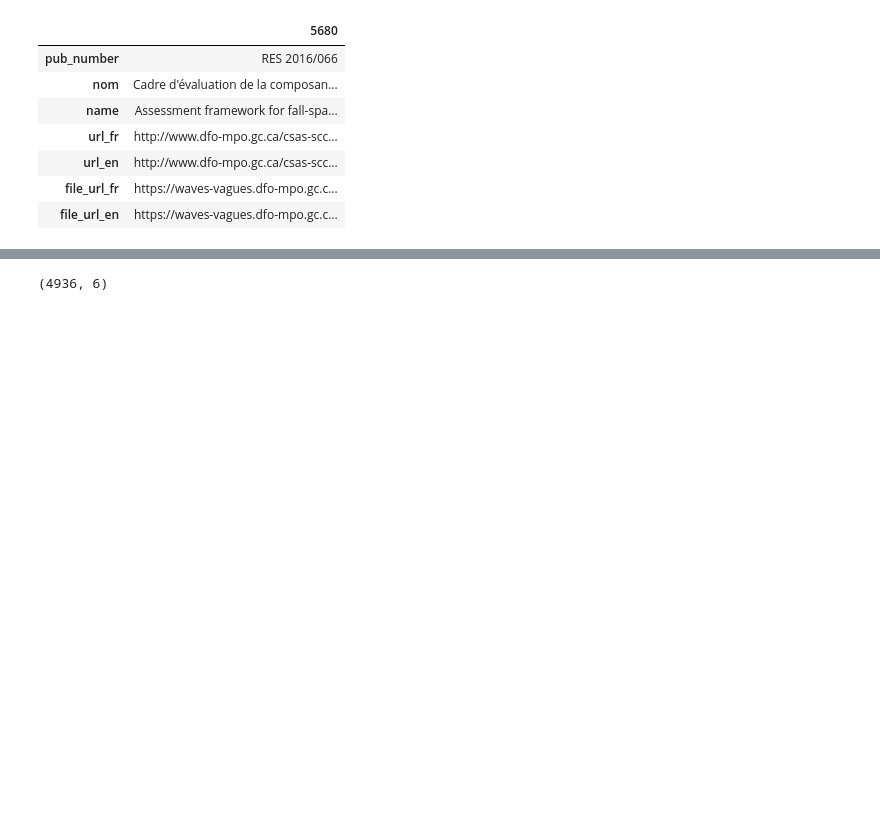
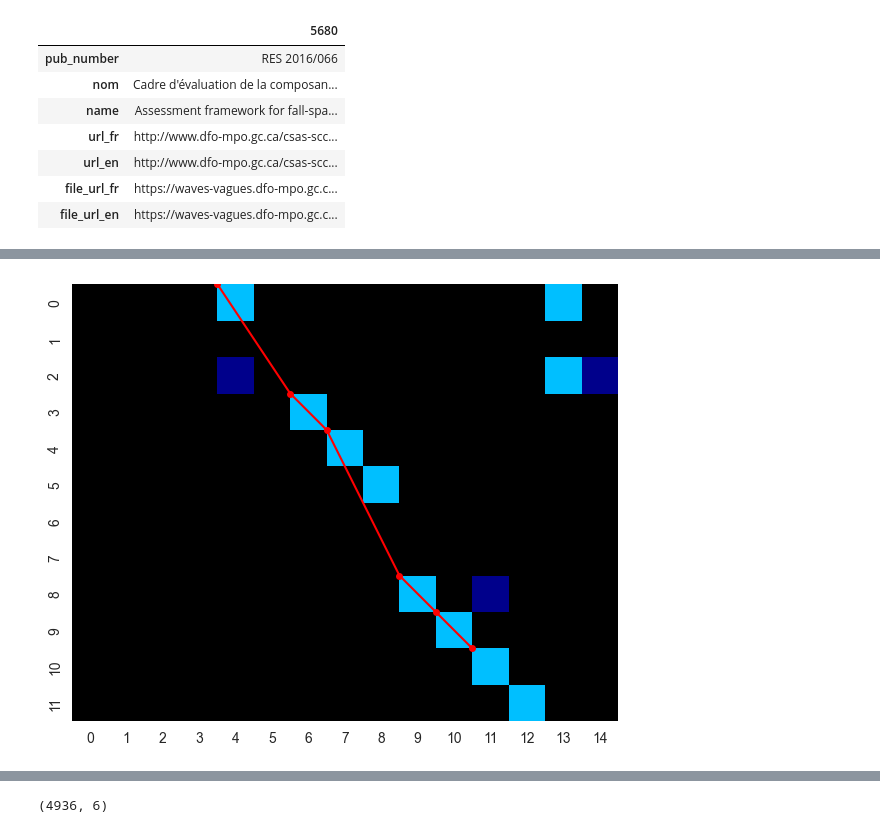
Before and after one commit to KevinCarr42/AI-Translation, a Jupyter notebook: fr_eng_cleaning_chunking.ipynb, the cells around one changed output, grey strips where cells are left out. Saved outputs shown, nothing was run; the diff lists cells and outputs as text; code cells hidden in the pictures; blank space fills up the shorter version.

```diff
--- a/fr_eng_cleaning_chunking.ipynb
+++ b/fr_eng_cleaning_chunking.ipynb
@@ -465,0 +589,11 @@ preview_publication_by_row(5607)
+# %%
+the_matrix, best_score, path = align_sentences(similarity_matrix, threshold=0.8)
+plot_similarity_heatmap(
+    similarity_matrix[:, 135:150],
+    low_similarity=0.6,
+    high_similarity=0.7,
+    figsize=(6, 5),
+    matched_pairs=[(y-135, x) for (x, y) in path]
+)
+# %% [output]
+[figure, added]
```
Also changed, not shown: parts of 20 cells of this notebook.
